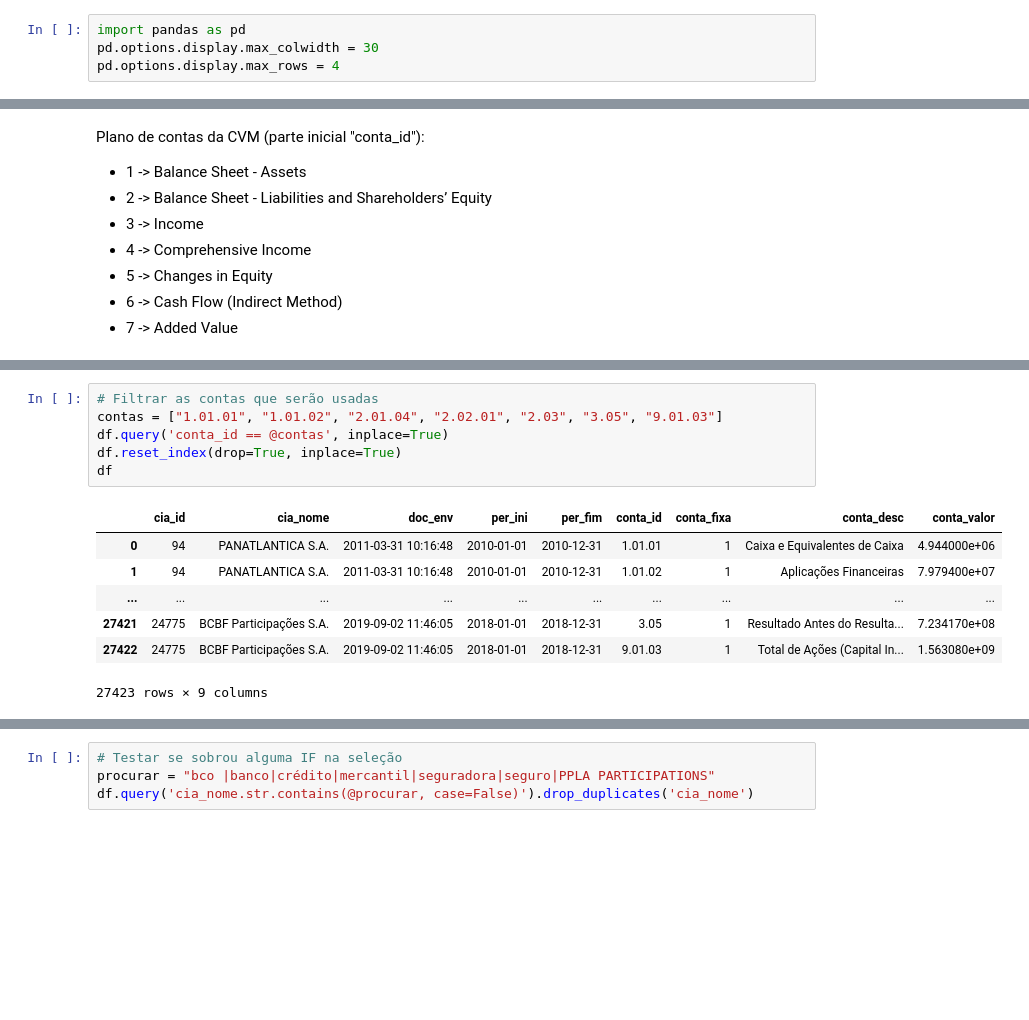
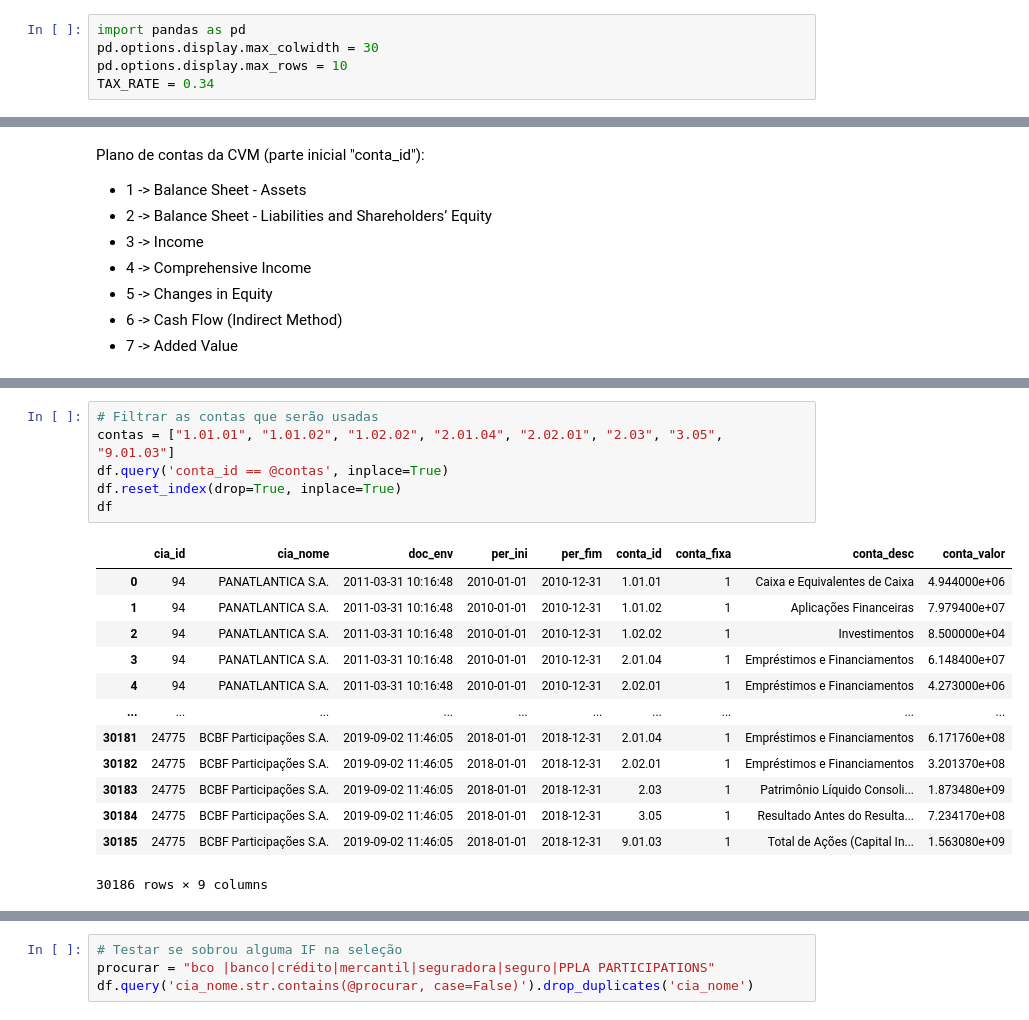
Before and after one commit to AlgebraQuant/MagicFormula, a Jupyter notebook: src/2_magic_financials.ipynb, the cells around one changed output, grey strips where cells are left out. Cells and saved outputs as stored; diff of their text form; blank space fills up the shorter version.

```diff
--- a/src/2_magic_financials.ipynb
+++ b/src/2_magic_financials.ipynb
@@ -3,7 +3,8 @@ Notebook for filtering the accounts and indicators that will be used for selecti
 # %%
 import pandas as pd
 pd.options.display.max_colwidth = 30
-pd.options.display.max_rows = 4
+pd.options.display.max_rows = 10
+TAX_RATE = 0.34
 # %%
 # Lendo a base diretamente do S3 -> são mais de 10 milhões de linhas contábeis!
 # df = pd.read_feather("s3://aq-dl/FinancialStatements/dataset.feather")
@@ -139,17 +190,23 @@ Logo, para usar a fórmula precisamos filtrar as empresas por:
 # %%
 # Filtrar as contas que serão usadas
-contas = ["1.01.01", "1.01.02", "2.01.04", "2.02.01", "2.03", "3.05", "9.01.03"]
+contas = ["1.01.01", "1.01.02", "1.02.02", "2.01.04", "2.02.01", "2.03", "3.05", "9.01.03"]
 df.query('conta_id == @contas', inplace=True)
 df.reset_index(drop=True, inplace=True)
 df
 # %% [output]
 |  | cia_id | cia_nome | doc_env | per_ini | per_fim | conta_id | conta_fixa | conta_desc | conta_valor |
 | 0 | 94 | PANATLANTICA S.A. | 2011-03-31 10:16:48 | 2010-01-01 | 2010-12-31 | 1.01.01 | 1 | Caixa e Equivalentes de Caixa | 4.944000e+06 |
 | 1 | 94 | PANATLANTICA S.A. | 2011-03-31 10:16:48 | 2010-01-01 | 2010-12-31 | 1.01.02 | 1 | Aplicações Financeiras | 7.979400e+07 |
+| 2 | 94 | PANATLANTICA S.A. | 2011-03-31 10:16:48 | 2010-01-01 | 2010-12-31 | 1.02.02 | 1 | Investimentos | 8.500000e+04 |
+| 3 | 94 | PANATLANTICA S.A. | 2011-03-31 10:16:48 | 2010-01-01 | 2010-12-31 | 2.01.04 | 1 | Empréstimos e Financiamentos | 6.148400e+07 |
+| 4 | 94 | PANATLANTICA S.A. | 2011-03-31 10:16:48 | 2010-01-01 | 2010-12-31 | 2.02.01 | 1 | Empréstimos e Financiamentos | 4.273000e+06 |
 | ... | ... | ... | ... | ... | ... | ... | ... | ... | ... |
-| 27421 | 24775 | BCBF Participações S.A. | 2019-09-02 11:46:05 | 2018-01-01 | 2018-12-31 | 3.05 | 1 | Resultado Antes do Resulta... | 7.234170e+08 |
-| 27422 | 24775 | BCBF Participações S.A. | 2019-09-02 11:46:05 | 2018-01-01 | 2018-12-31 | 9.01.03 | 1 | Total de Ações (Capital In... | 1.563080e+09 |
+| 30181 | 24775 | BCBF Participações S.A. | 2019-09-02 11:46:05 | 2018-01-01 | 2018-12-31 | 2.01.04 | 1 | Empréstimos e Financiamentos | 6.171760e+08 |
+| 30182 | 24775 | BCBF Participações S.A. | 2019-09-02 11:46:05 | 2018-01-01 | 2018-12-31 | 2.02.01 | 1 | Empréstimos e Financiamentos | 3.201370e+08 |
+| 30183 | 24775 | BCBF Participações S.A. | 2019-09-02 11:46:05 | 2018-01-01 | 2018-12-31 | 2.03 | 1 | Patrimônio Líquido Consoli... | 1.873480e+09 |
+| 30184 | 24775 | BCBF Participações S.A. | 2019-09-02 11:46:05 | 2018-01-01 | 2018-12-31 | 3.05 | 1 | Resultado Antes do Resulta... | 7.234170e+08 |
+| 30185 | 24775 | BCBF Participações S.A. | 2019-09-02 11:46:05 | 2018-01-01 | 2018-12-31 | 9.01.03 | 1 | Total de Ações (Capital In... | 1.563080e+09 |
-27423 rows × 9 columns
+30186 rows × 9 columns
 # %%
 # Verificar se as contas selecionadas são fixas
 df.conta_fixa.value_counts()
```
Also changed, not shown: parts of 26 cells of this notebook, 13 other files.
